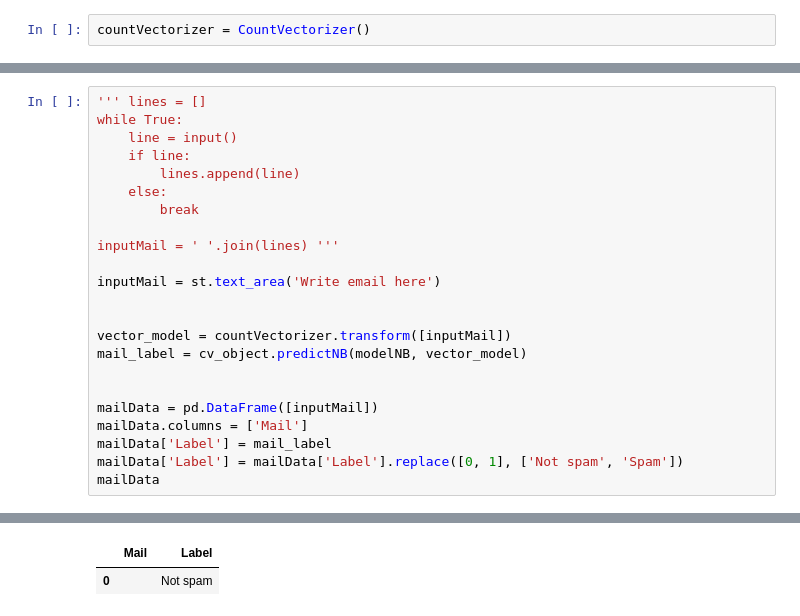
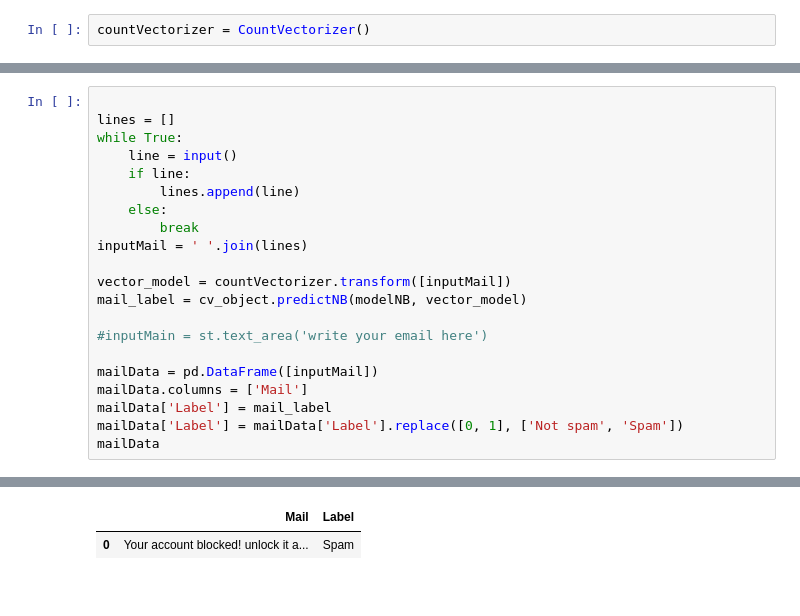
Before and after one commit to Rajeshkeshoju/EmailSpamDetection, a Jupyter notebook: email_spam_classifier.ipynb, the cells around one changed output, grey strips where cells are left out. Drawn from its saved outputs; the diff is of its cells as text.

```diff
--- a/email_spam_classifier.ipynb
+++ b/email_spam_classifier.ipynb
@@ -431,20 +415,18 @@ AUC: 0.9840072179106384
 # %%
-''' lines = []
+
+lines = []
 while True:
     line = input()
     if line:
         lines.append(line)
     else:
         break
-
-inputMail = ' '.join(lines) '''
-
-inputMail = st.text_area('Write email here')
-
+inputMail = ' '.join(lines)
 
 vector_model = countVectorizer.transform([inputMail])
 mail_label = cv_object.predictNB(modelNB, vector_model)
 
+#inputMain = st.text_area('write your email here')
 
 mailData = pd.DataFrame([inputMail])
 mailData.columns = ['Mail']
@@ -465,2 +438,2 @@ WARNING:root:
 |  | Mail | Label |
-| 0 |  | Not spam |
+| 0 | Your account blocked! unlock it a... | Spam |
```
Also changed, not shown: parts of 7 cells of this notebook.
